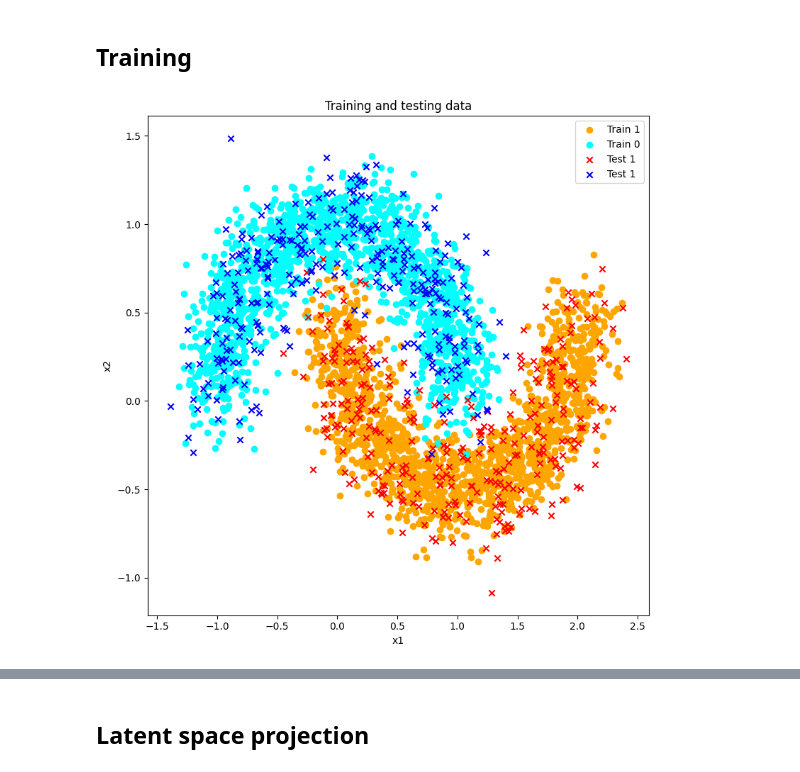
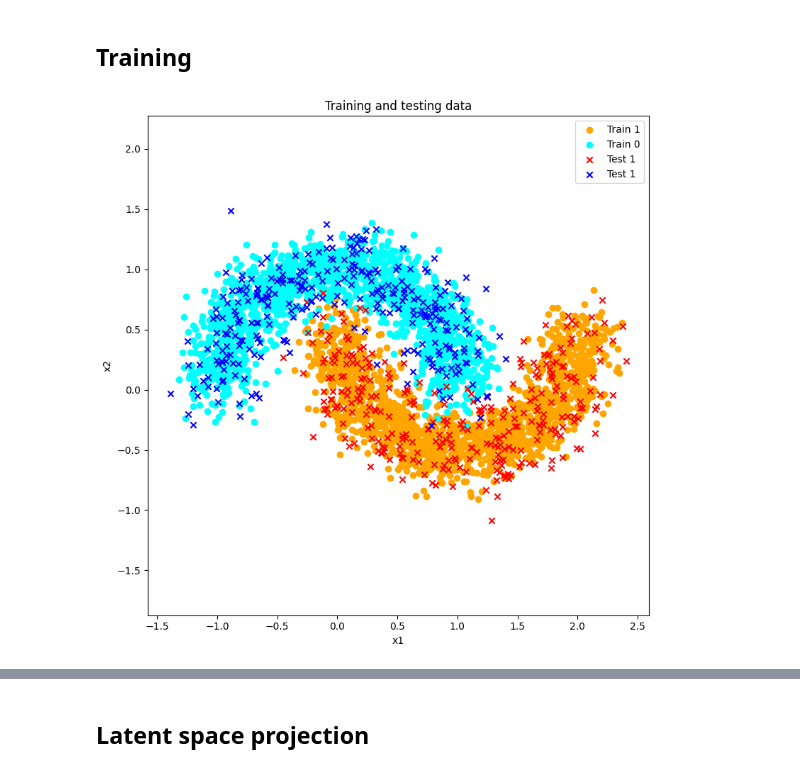
Before and after one commit to nelioasousa/dl_projeto, a Jupyter notebook: two_moons/cvae.ipynb, the cells around one changed output, grey strips where cells are left out. Drawn from its saved outputs; the diff is of its cells as text; code cells hidden in the pictures.

```diff
--- a/two_moons/cvae.ipynb
+++ b/two_moons/cvae.ipynb
@@ -387,22 +387,23 @@ CVAE(
 # %%
 fig = plt.figure(figsize=(8, 8))
 # Train data
 cls_mask = train_split[1].astype(bool)
 plt.scatter(train_split[0][cls_mask, 0], train_split[0][cls_mask, 1], color='orange', label='Train 1')
 plt.scatter(train_split[0][~cls_mask, 0], train_split[0][~cls_mask, 1], color='cyan', label='Train 0')
 # Test data
 cls_mask = test_split[1].astype(bool)
 plt.scatter(test_split[0][cls_mask, 0], test_split[0][cls_mask, 1], color='red', marker='x', label='Test 1')
 plt.scatter(test_split[0][~cls_mask, 0], test_split[0][~cls_mask, 1], color='blue', marker='x', label='Test 1')
 
 plt.title('Training and testing data')
 plt.xlabel('x1')
 plt.ylabel('x2')
 plt.legend()
+plt.axis('equal')
 plt.tight_layout()
 plt.show()
 # %% [output]
-[figure, old version]
+[figure, new version]
 # %%
 losses_label = ('total', 'reconstruction', 'kl', 'generation')
 
```
Also changed, not shown: parts of 5 cells of this notebook, 1 other file.
